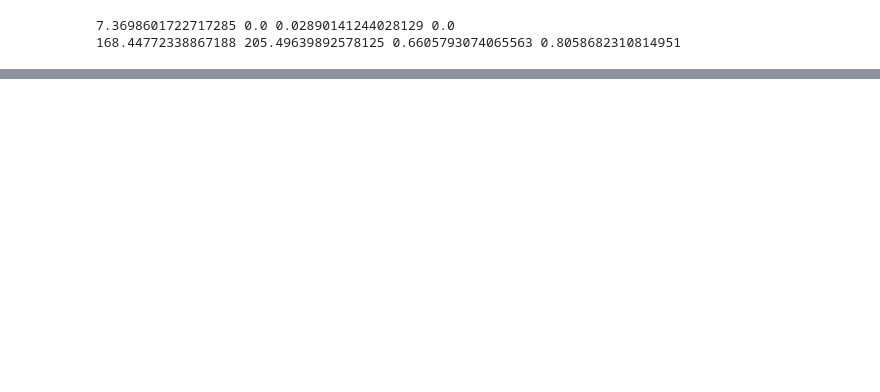
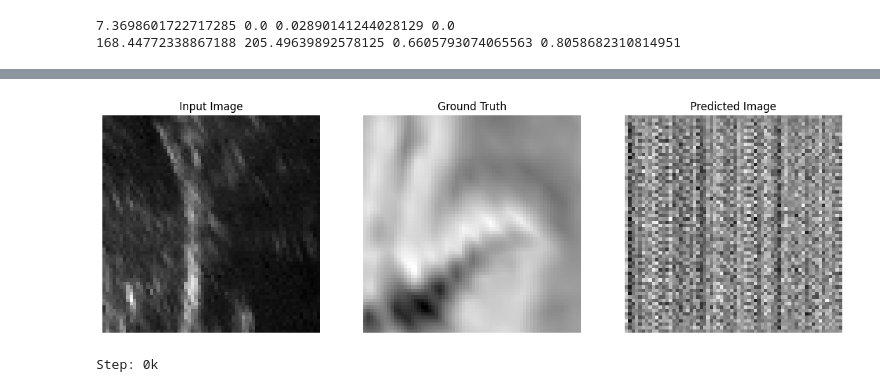
Before and after one commit to shubhamcodez/BrainVoxGen, a Jupyter notebook: VoxGen.ipynb, the cells around one changed output, grey strips where cells are left out. Drawn from its saved outputs; the diff is of its cells as text; code cells hidden in the pictures; blank space fills up the shorter version.

```diff
--- a/VoxGen.ipynb
+++ b/VoxGen.ipynb
@@ -276,7 +248,7 @@ train_dataset = tf.data.Dataset.from_tensor_slices((train_ultrasound_arrays, tra
 test_dataset = tf.data.Dataset.from_tensor_slices((test_ultrasound_arrays, test_mri_arrays))
 # %%
 BUFFER_SIZE = 64
-BATCH_SIZE = 8
+BATCH_SIZE = 1
 train_dataset = train_dataset.map(load_image_train,num_parallel_calls=tf.data.AUTOTUNE)
 train_dataset = train_dataset.shuffle(BUFFER_SIZE)
 train_dataset = train_dataset.batch(BATCH_SIZE)
@@ -323,26 +305,26 @@ print (up_result.shape)
 # %%
 def Generator():
-    inputs = tf.keras.layers.Input(shape=[64, 64, 64])
+    inputs = tf.keras.layers.Input(shape=[IMG_HEIGHT, IMG_WIDTH, IMG_LENGTH])
 
     down_stack = [
     downsample(32, 4, apply_batchnorm=False),
-    downsample(64, 4),  # (batch_size, 128, 128, 64)
-    downsample(128, 4),  # (batch_size, 64, 64, 128)
-    downsample(256, 4),  # (batch_size, 32, 32, 256)
-    downsample(512, 4),  # (batch_size, 16, 16, 512)
-    #downsample(512, 4),  # (batch_size, 8, 8, 512)
-    #downsample(512, 4),  # (batch_size, 4, 4, 512)
-    #downsample(512, 4),  # (batch_size, 2, 2, 512)
+    downsample(64, 4),
+    downsample(128, 4),
+    downsample(256, 4),
+    downsample(512, 4),
+    downsample(512, 4),
+    #downsample(512, 4),
+    #downsample(512, 4),
   ]
 
     up_stack = [
-    #upsample(512, 4, apply_dropout=True),  # (batch_size, 2, 2, 1024)
-    upsample(512, 4, apply_dropout=True),  # (batch_size, 4, 4, 1024)
-    upsample(512, 4, apply_dropout=True),  # (batch_size, 8, 8, 1024)
-    upsample(512, 4),  # (batch_size, 16, 16, 1024)
-    upsample(256, 4),  # (batch_size, 32, 32, 512)
-    upsample(128, 4),  # (batch_size, 64, 64, 256)
-    upsample(64, 4),  # (batch_size, 128, 128, 128)
+    upsample(512, 4, apply_dropout=True),
+    upsample(512, 4, apply_dropout=True),
+    upsample(512, 4, apply_dropout=True),
+    #upsample(512, 4),
+    upsample(256, 4),
+    upsample(128, 4),
+    upsample(64, 4),
   ]
 
     initializer = tf.random_normal_initializer(0., 0.02)
@@ -402,12 +384,12 @@ def generator_loss(disc_generated_output, gen_output, target):
 # %%
 def Discriminator():
     initializer = tf.random_normal_initializer(0., 0.02)
-    inp = tf.keras.layers.Input(shape=[32, 32, 32], name='input_image')
-    tar = tf.keras.layers.Input(shape=[32, 32, 32], name='target_image')
+    inp = tf.keras.layers.Input(shape=[IMG_HEIGHT, IMG_WIDTH, IMG_LENGTH], name='input_image')
+    tar = tf.keras.layers.Input(shape=[IMG_HEIGHT, IMG_WIDTH, IMG_LENGTH], name='target_image')
     x = tf.keras.layers.concatenate([inp, tar])  # (batch_size, 256, 256, channels*2)
     down1 = downsample(64, 4, False)(x)  # (batch_size, 128, 128, 64)
     down2 = downsample(128, 4)(down1)  # (batch_size, 64, 64, 128)
-    #down3 = downsample(256, 4)(down2)  # (batch_size, 32, 32, 256)
+    down3 = downsample(256, 4)(down2)  # (batch_size, 32, 32, 256)
     zero_pad1 = tf.keras.layers.ZeroPadding2D()(down2)  # (batch_size, 34, 34, 256)
     conv = tf.keras.layers.Conv2D(512, 4, strides=1,kernel_initializer=initializer,use_bias=False)(zero_pad1)  # (batch_size, 31, 31, 512)
 
@@ -558,6 +546,9 @@ Reusing TensorBoard on port 6006 (pid 4732), started 2 days, 9:54:47 ago. (Use '
 # %%
 from IPython import display
 counter = 0
-#fit(train_dataset, test_dataset, steps=50000)
+fit(train_dataset, test_dataset, steps=40000)
+# %% [output]
+[figure, added]
+Step: 0k
 # %%
 tensorboard dev upload --logdir {log_dir}
```
Also changed, not shown: parts of 22 cells of this notebook, 42 other files.
